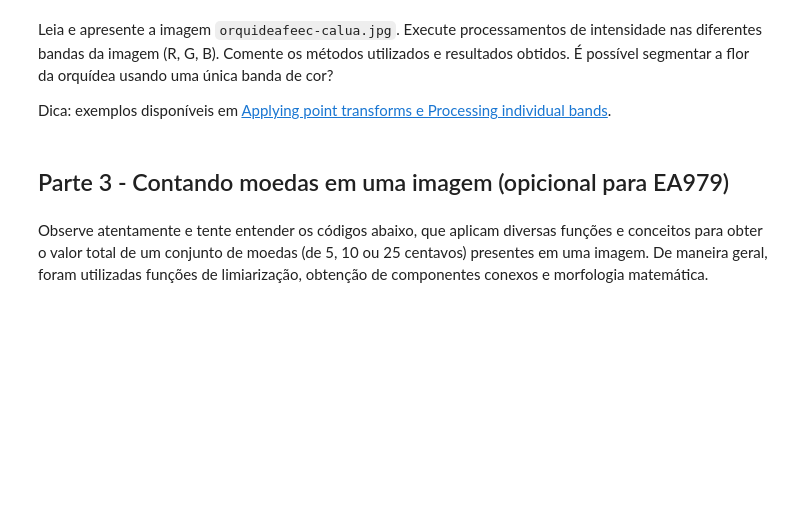
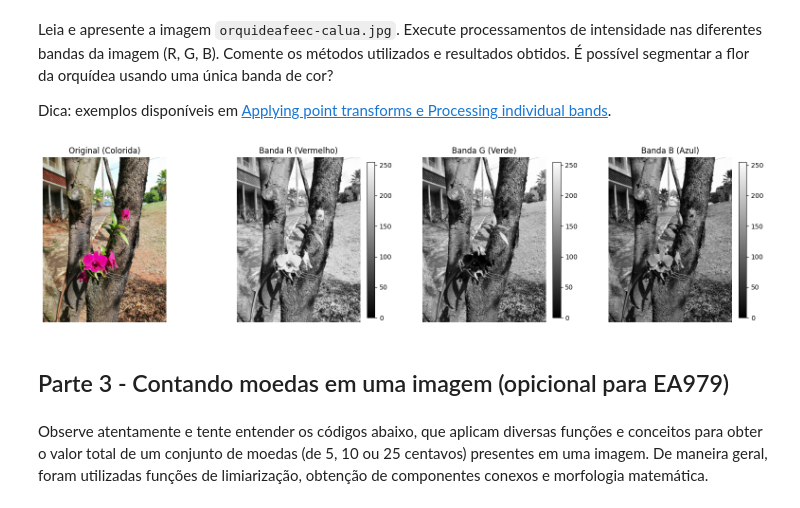
Before and after one commit to UNICAMP-EA979/2026s1-pi03-transforma-ointensidade-beatrizbarbosay, a Jupyter notebook: Atividade.ipynb, the cells around one changed output. Cells and saved outputs as stored; diff of their text form; code cells hidden in the pictures; blank space fills up the shorter version.

```diff
--- a/Atividade.ipynb
+++ b/Atividade.ipynb
@@ -233,3 +282,45 @@ Dica: exemplos disponíveis em [Applying point transforms e Processing individua
+# %%
+f_orquidea = mpimg.imread('orquideafeec-calua.jpg')
+
+R = f_orquidea[:, :, 0] #imagem fatiada para pegar cada banda de cor por vez
+G = f_orquidea[:, :, 1]
+B = f_orquidea[:, :, 2]
+plt.figure(figsize=(16, 4))
+
+plt.subplot(1, 4, 1)
+plt.imshow(f_orquidea)
+plt.title("Original (Colorida)")
+plt.axis('off')
+
+plt.subplot(1, 4, 2)
+plt.imshow(R, cmap='gray')
+plt.title("Banda R (Vermelho)")
+plt.colorbar(fraction=0.046, pad=0.04)
+plt.axis('off')
+
+plt.subplot(1, 4, 3)
+plt.imshow(G, cmap='gray')
+plt.title("Banda G (Verde)")
+plt.colorbar(fraction=0.046, pad=0.04)
+plt.axis('off')
+
+plt.subplot(1, 4, 4)
+plt.imshow(B, cmap='gray')
+plt.title("Banda B (Azul)")
+plt.colorbar(fraction=0.046, pad=0.04)
+plt.axis('off')
+
+plt.tight_layout()
+plt.show()
+
+#Percebe-se que a imagem é diferente em cada uma das bandas de cor principalmente nas cores predominantes da imagem:
+#vermelho e verde pois a flor é rosa/roxa
+#Sendo a o roxo uma mistura das bandas vermelhas e azuis, quando plotamos a banda G (verde) a flor fica praticamente preta, o que indica
+#a ausência do verde nela, já quando plotamos a banda R vermelho, a flor fica branca.
+#Com isso, seria possível segmentar a flor usando alguma dessas duas bandas pois a flor está ou muito clara ou muito escura comparada com o
+#resto
+# %% [output]
+[figure, added]
 # %% [markdown]
 ## Parte 3 - Contando moedas em uma imagem (opicional para EA979)
 # %%
```
Also changed, not shown: parts of 12 cells of this notebook.
